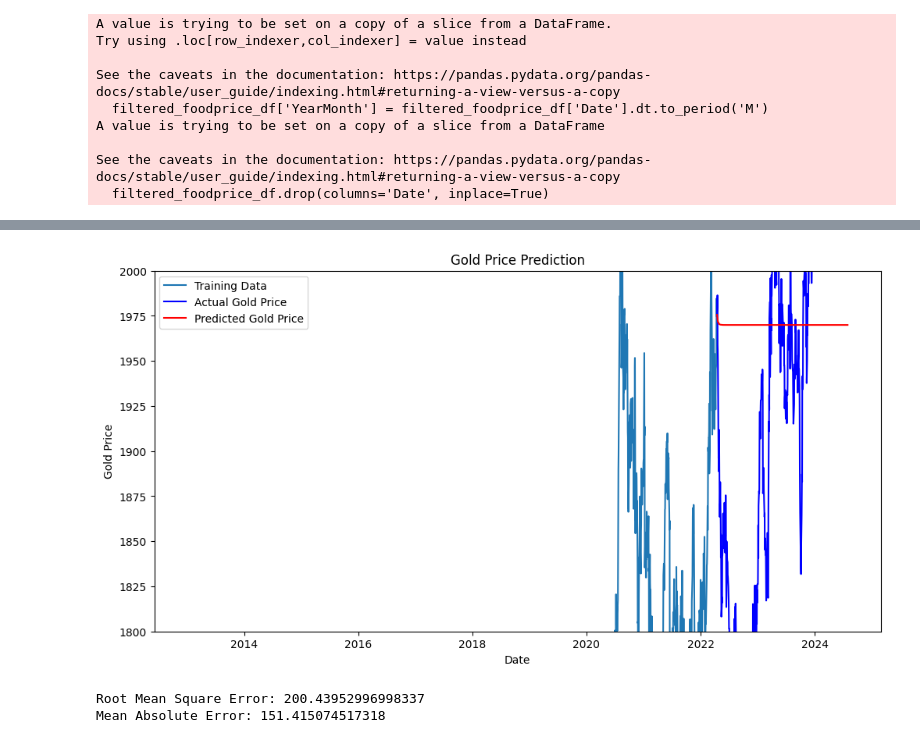
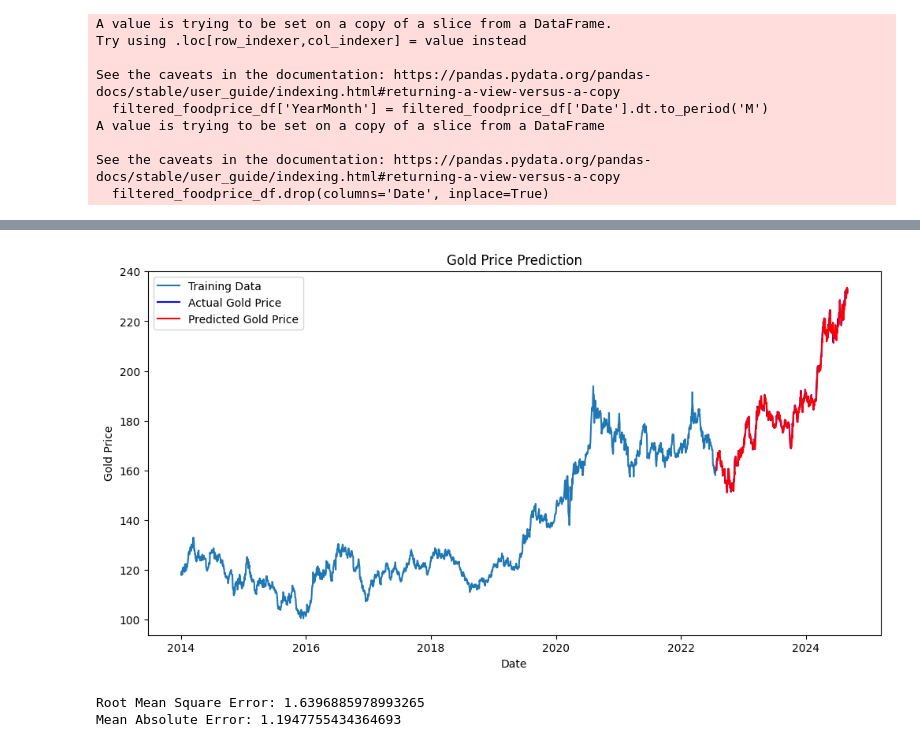
Before and after one commit to DanaMikulinsky/fintechFinalProject, a Jupyter notebook: dataExploration.ipynb, the cells around one changed output, grey strips where cells are left out. Drawn from its saved outputs; the diff is of its cells as text; code cells hidden in the pictures.

```diff
--- a/dataExploration.ipynb
+++ b/dataExploration.ipynb
@@ -38,7 +38,7 @@ concatenated_df
 832923 rows × 16 columns
 # %%
 crude_oil_df = pd.read_csv('data collection/Crude Oil WTI Futures Historical Data - daily data 10 years.csv')
-gold_df = pd.read_csv('data collection/Gold Futures Historical Data - daily data 10 years.csv')
+gold_df = pd.read_csv('data collection/SPDR Gold Shares (GLD) - yahoo finance, 10 years.csv')
 sp500_df = pd.read_csv('data collection/S&P 500 Historical Data - daily data 10 years.csv')
 silver_df = pd.read_csv('data collection/Silver Futures Historical Data - daily data 10 years.csv')
 corn_df = pd.read_csv('data collection/US Corn Futures Historical Data - daily data 10 years.csv')
@@ -202,14 +202,14 @@ for df_name, df in dfs_dict.items():
                 df[col] = df[col].apply(replace_symbols)
 
         # Display the DataFrame overview and boxplot
-        print(f"Overview of {df_name}:")
+        """ print(f"Overview of {df_name}:")
         print(df)
 
         # Plot boxplots
         plt.figure(figsize=(10, 6))
         df.drop(columns='Date').boxplot()
         plt.title(f'Boxplot of {df_name}')
-        plt.show()
+        plt.show()"""
 
     except Exception as e:
         print(f"Error with {df_name}: {e}")
@@ -483,7 +367,7 @@ filtered_foodprice_df.drop(columns='Date', inplace=True)
 all_data_df = pd.merge(cleaned_df, cpi_df, on='YearMonth', how='left')
 all_data_df = pd.merge(all_data_df, ppi_df, on='YearMonth', how='left')
 # Merge DataFrames on YearMonth
-all_data_df = pd.merge(all_data_df, filtered_foodprice_df, on='YearMonth', how='left')
+#all_data_df = pd.merge(all_data_df, filtered_foodprice_df, on='YearMonth', how='left')
 
 # Drop the temporary YearMonth column
 all_data_df.drop(columns='YearMonth', inplace=True)
@@ -538,7 +422,7 @@ from statsmodels.tsa.arima.model import ARIMA
 import matplotlib.pyplot as plt
 from sklearn.metrics import mean_squared_error, mean_absolute_error
 # Use only the gold_Price column for the ARIMA model
-gold_prices = df['gold_Price'].dropna()  # Drop missing values
+gold_prices = df['gold_Close'].dropna()  # Drop missing values
 
 # Split the data into training and testing sets
 train_size = int(len(gold_prices) * 0.8)  # 80% training, 20% testing
@@ -547,56 +431,50 @@ train_data, test_data = gold_prices[:train_size], gold_prices[train_size:]
 # Define and fit the ARIMA model (p, d, q)
 model = ARIMA(train_data, order=(4, 1, 2))  # Adjust p, d, q based on your data
 model_fit = model.fit()
-
 # Print the model summary
 print(model_fit.summary())
 
-# Forecasting the next day's gold price
-forecast = model_fit.forecast(steps=1)
-print(f"Forecasted gold price for the next day: {forecast}")
+# Forecasting one day ahead using the true data each time
+history = list(train_data)  # Create a list from the training data
+predictions = []
 
-# Forecasting for the test period
-start_index = len(train_data)
-end_index = len(gold_prices) - 1
-predictions = model_fit.predict(start=start_index, end=end_index, dynamic=False)
-predictions = predictions.to_list()
-#print(predictions[:5])  # First 5 predictions
-# Create an index for predictions
+for t in range(len(test_data)):
+    print(t)
+    # Use the fitted model to make a one-step forecast
+    yhat = model_fit.forecast(steps=1)
+    predictions.append(yhat)
+
+    # Update the history with the true value from the test set
+    history.append(test_data.iloc[t])
+
+    # Update the model with the new history without refitting
+    model_fit = model_fit.append([test_data.iloc[t]])
+
+# Convert predictions to a list of numbers
+predictions = [float(pred) for pred in predictions]
+
+# Convert predictions to a DataFrame for easier plotting
 pred_index = gold_prices.index[train_size:]  # Create an index for predictions
-# Check lengths to ensure they match
-print(f"Length of predictions: {len(predictions)}")
-print(f"Length of pred_index: {len(pred_index)}")
-
-predictions_df = pd.DataFrame(predictions, index=gold_prices.index[train_size:], columns=['Predictions'])
-# Check the result
-print('Predictions DataFrame:')
-print(predictions_df.head())
+predictions_df = pd.DataFrame(predictions, index=pred_index, columns=['Predictions'])
 
 # Combine predictions and actual test data
-test_data = test_data.copy()
 test_data = test_data.to_frame()
 test_data = test_data.join(predictions_df)
-
-print('Test Data:')
-print(test_data['gold_Price'])
-print('Predictions:')
-print(test_data['Predictions'])
-
+print(test_data)
 # Plotting the results
 plt.figure(figsize=(12,6))
 plt.plot(train_data, label='Training Data')
-plt.plot(test_data.index, test_data['gold_Price'], color='blue', label='Actual Gold Price')
+plt.plot(test_data.index, test_data['gold_Close'], color='blue', label='Actual Gold Price')
 plt.plot(test_data.index, test_data['Predictions'], color='red', label='Predicted Gold Price')
 plt.title('Gold Price Prediction')
 plt.xlabel('Date')
-plt.ylim(1800, 2000)
 plt.ylabel('Gold Price')
 plt.legend()
 plt.show()
 
 # Evaluate the model
-rmse = np.sqrt(mean_squared_error(test_data['gold_Price'], test_data['Predictions']))
-mae = mean_absolute_error(test_data['gold_Price'], test_data['Predictions'])
+rmse = np.sqrt(mean_squared_error(test_data['gold_Close'], test_data['Predictions']))
+mae = mean_absolute_error(test_data['gold_Close'], test_data['Predictions'])
 
 print(f"Root Mean Square Error: {rmse}")
 print(f"Mean Absolute Error: {mae}")
@@ -621,3 +516,3 @@ Name: Predictions, Length: 618, dtype: float64
-[figure, old version]
+[figure, new version]
-Root Mean Square Error: 200.43952996998337
-Mean Absolute Error: 151.415074517318
+Root Mean Square Error: 1.6396885978993265
+Mean Absolute Error: 1.1947755434364693
```
Also changed, not shown: parts of 14 cells of this notebook, 1 other file.
